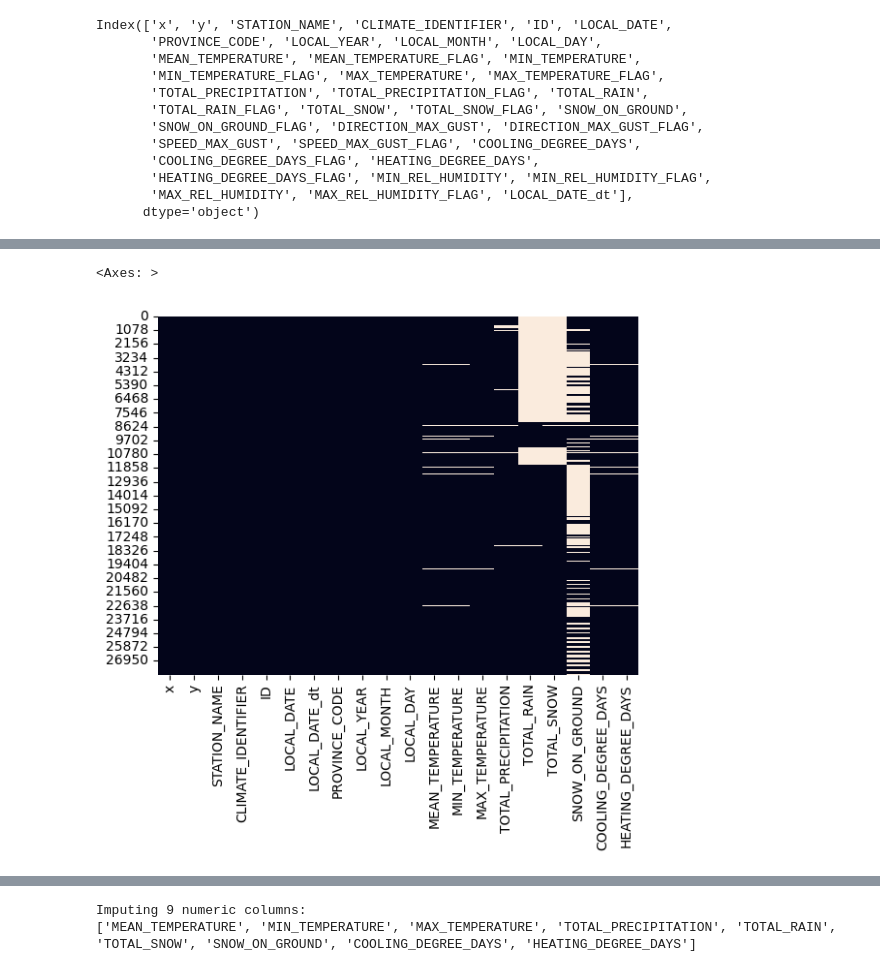
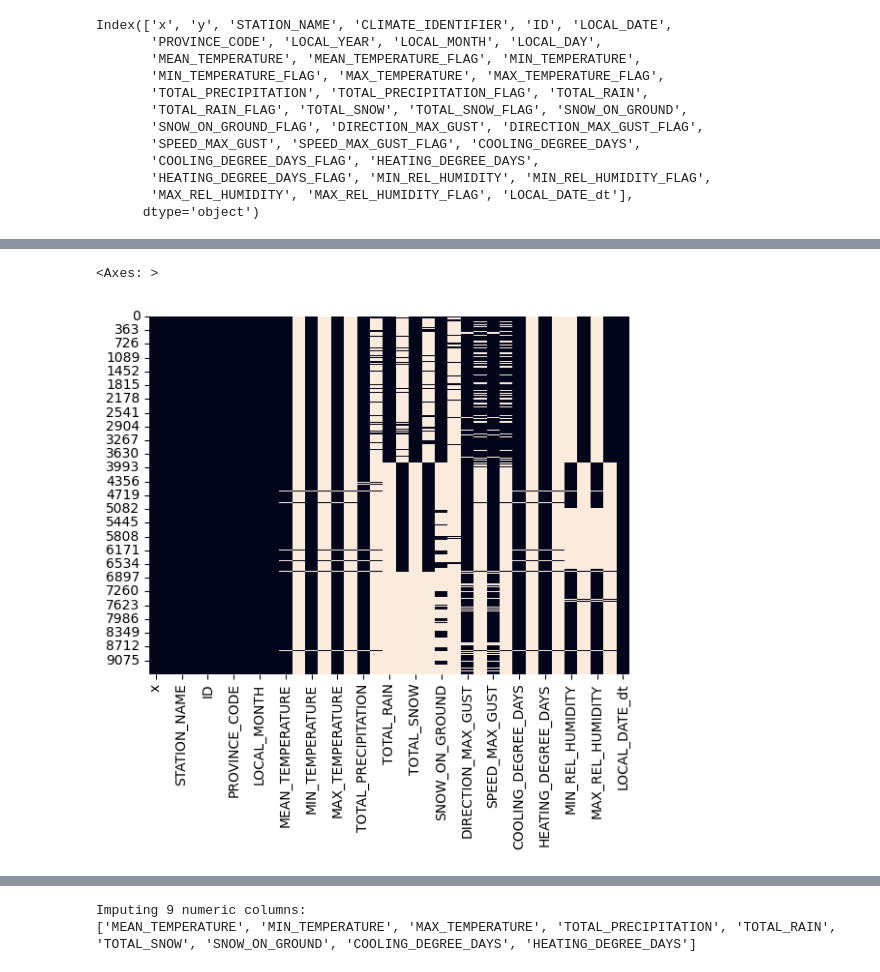
Before and after one commit to ieadoboe/cmsc6950-climate-daily, a Jupyter notebook: notebooks/00_data_preparation.ipynb, the cells around one changed output, grey strips where cells are left out. Cells and saved outputs as stored; diff of their text form; code cells hidden in the pictures.

```diff
--- a/notebooks/00_data_preparation.ipynb
+++ b/notebooks/00_data_preparation.ipynb
@@ -82,7 +82,7 @@ MAX_REL_HUMIDITY_FLAG           1
 dtype: int64
 # %%
-df_merge['LOCAL_DATE_dt'] = pd.to_datetime(
-    df_merge['LOCAL_DATE'], errors='coerce')
-df_merge[["LOCAL_DATE_dt", "LOCAL_DATE"]]
+df_concat['LOCAL_DATE_dt'] = pd.to_datetime(
+    df_concat['LOCAL_DATE'], errors='coerce')
+df_concat[["LOCAL_DATE_dt", "LOCAL_DATE"]]
 # %% [output]
 |  | LOCAL_DATE_dt | LOCAL_DATE |
@@ -158,9 +177,9 @@ dtype: int64
 # %%
 # visualize missing values
-sns.heatmap(df_unflagged.isnull(), cbar=False)
+sns.heatmap(df_concat.isnull(), cbar=False)
 # %% [output]
 <Axes: >
-[figure, old version]
+[figure, new version]
 # %%
 df_unflagged.shape
 # %% [output]
```
Also changed, not shown: parts of 18 cells of this notebook, 1 other file.
